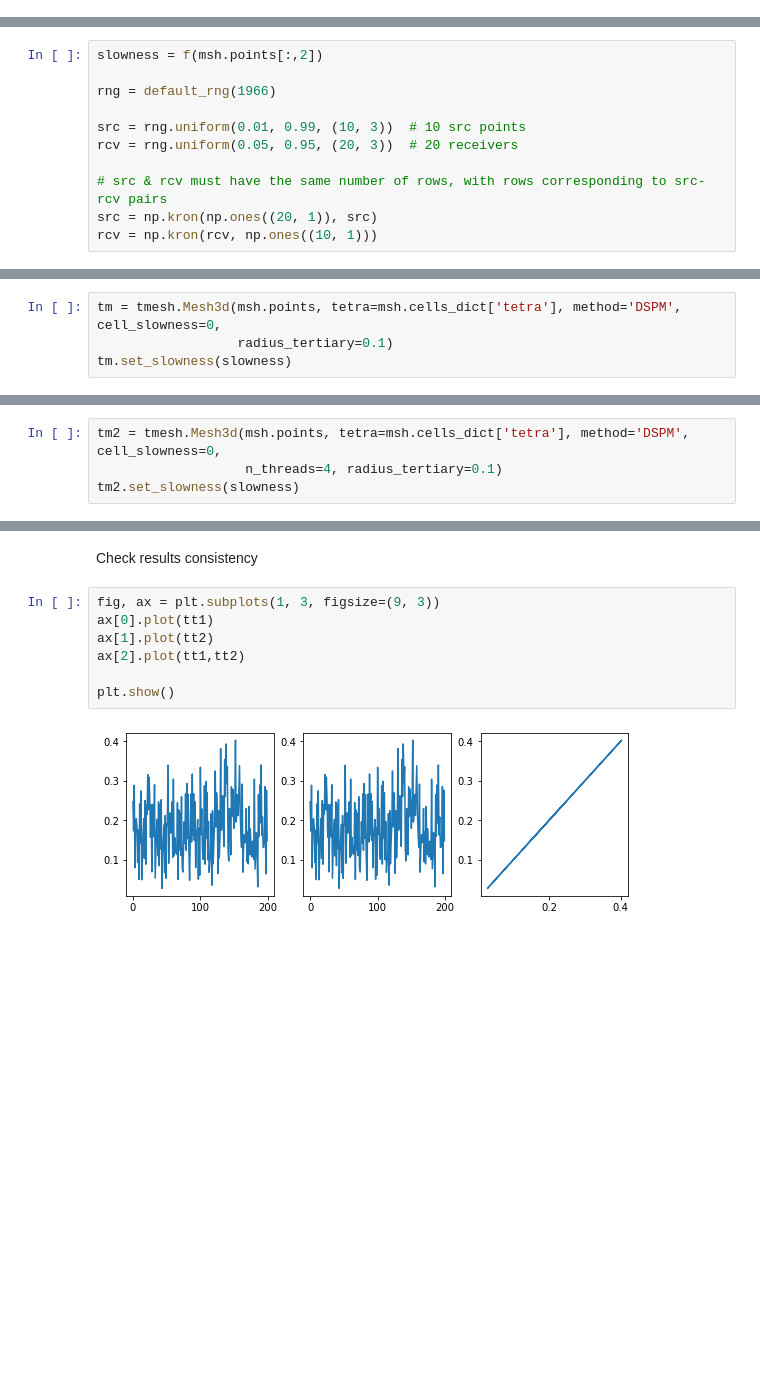
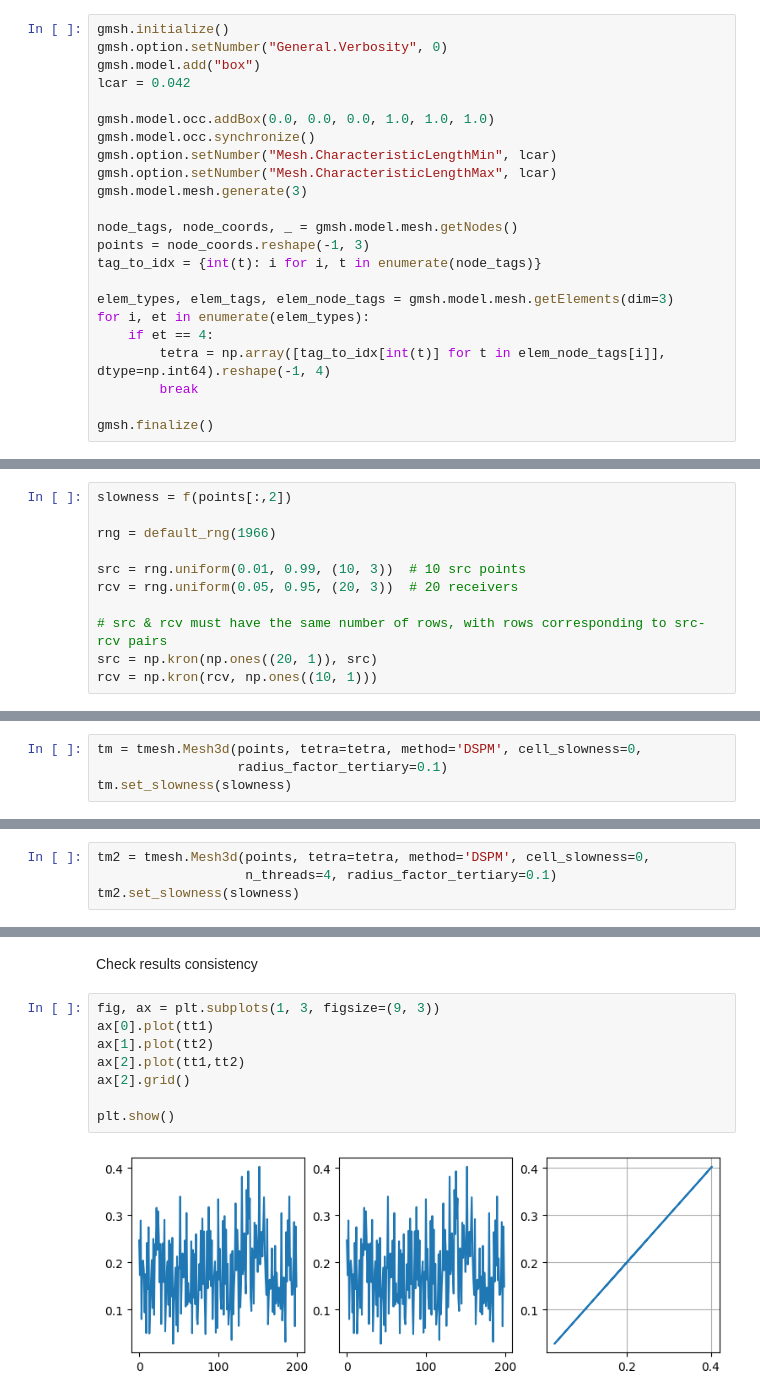
Before and after one commit to groupeLIAMG/ttcr, a Jupyter notebook: examples/example_tmesh_parallel.ipynb, the cells around one changed output, grey strips where cells are left out. Cells and saved outputs as stored; diff of their text form; blank space fills up the shorter version.

```diff
--- a/examples/example_tmesh_parallel.ipynb
+++ b/examples/example_tmesh_parallel.ipynb
@@ -20,7 +15,30 @@ msh = pygmsh.generate_mesh(geom, verbose=False)
+# %%
+gmsh.initialize()
+gmsh.option.setNumber("General.Verbosity", 0)
+gmsh.model.add("box")
+lcar = 0.042
+
+gmsh.model.occ.addBox(0.0, 0.0, 0.0, 1.0, 1.0, 1.0)
+gmsh.model.occ.synchronize()
+gmsh.option.setNumber("Mesh.CharacteristicLengthMin", lcar)
+gmsh.option.setNumber("Mesh.CharacteristicLengthMax", lcar)
+gmsh.model.mesh.generate(3)
+
+node_tags, node_coords, _ = gmsh.model.mesh.getNodes()
+points = node_coords.reshape(-1, 3)
+tag_to_idx = {int(t): i for i, t in enumerate(node_tags)}
+
+elem_types, elem_tags, elem_node_tags = gmsh.model.mesh.getElements(dim=3)
+for i, et in enumerate(elem_types):
+    if et == 4:
+        tetra = np.array([tag_to_idx[int(t)] for t in elem_node_tags[i]], dtype=np.int64).reshape(-1, 4)
+        break
+
+gmsh.finalize()
 # %% [markdown]
 Create slowness field, source and receivers
 # %%
-slowness = f(msh.points[:,2])
+slowness = f(points[:,2])
 
 rng = default_rng(1966)
 
@@ -33,8 +51,8 @@ rcv = np.kron(rcv, np.ones((10, 1)))
 # %% [markdown]
 Create an instance of Mesh3d that will run with 1 thread
 # %%
-tm = tmesh.Mesh3d(msh.points, tetra=msh.cells_dict['tetra'], method='DSPM', cell_slowness=0,
-                  radius_tertiary=0.1)
+tm = tmesh.Mesh3d(points, tetra=tetra, method='DSPM', cell_slowness=0,
+                  radius_factor_tertiary=0.1)
 tm.set_slowness(slowness)
 # %%
 tstart = time.time()
@@ -46,8 +64,8 @@ time serial =  11.42505407333374
 # %% [markdown]
 Create another instance of Mesh3d that will run with 4 threads
 # %%
-tm2 = tmesh.Mesh3d(msh.points, tetra=msh.cells_dict['tetra'], method='DSPM', cell_slowness=0,
-                   n_threads=4, radius_tertiary=0.1)
+tm2 = tmesh.Mesh3d(points, tetra=tetra, method='DSPM', cell_slowness=0,
+                   n_threads=4, radius_factor_tertiary=0.1)
 tm2.set_slowness(slowness)
 # %%
 tstart = time.time()
@@ -64,9 +82,10 @@ Check results consistency
 # %%
 fig, ax = plt.subplots(1, 3, figsize=(9, 3))
 ax[0].plot(tt1)
 ax[1].plot(tt2)
 ax[2].plot(tt1,tt2)
+ax[2].grid()
 
 plt.show()
 # %% [output]
-[figure, old version]
+[figure, new version]
```
Also changed, not shown: parts of 4 cells of this notebook, 11 other files.
